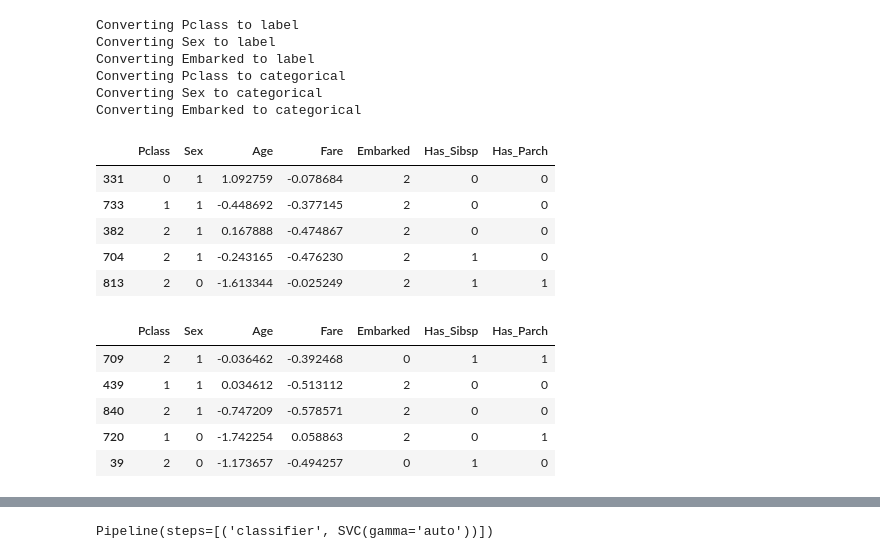
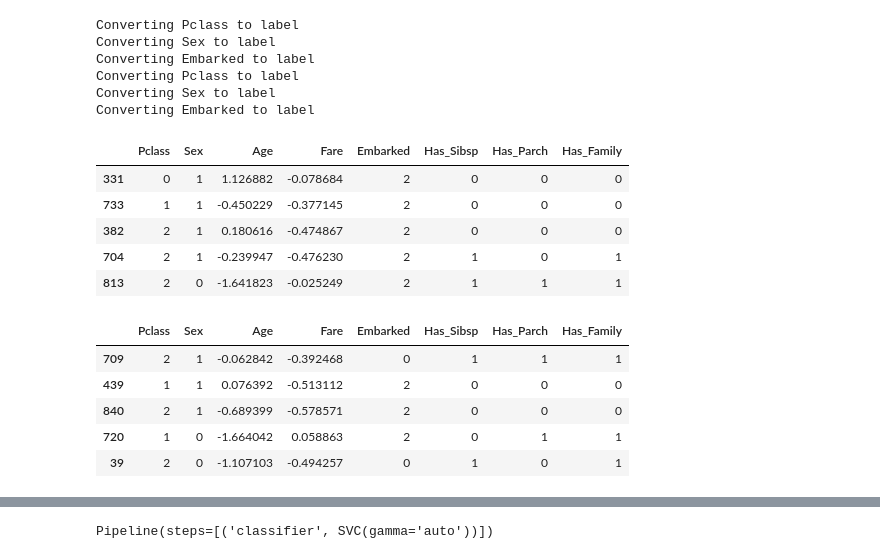
Before and after one commit to sersery35/kaggle-titanic, a Jupyter notebook: notebooks/svm.ipynb, the cells around one changed output, grey strips where cells are left out. Cells and saved outputs as stored; diff of their text form; code cells hidden in the pictures.

```diff
--- a/notebooks/svm.ipynb
+++ b/notebooks/svm.ipynb
@@ -22,43 +21,44 @@ input_features.remove('SibSp')
 input_features.remove('Name')
 input_features.remove('Survived')
 # %%
-
 X_train, y_train, X_val, y_val = preprocess_dataframe(
     train_df,
     input_features=input_features,
     drop_na=False,
     fill_na=True,
     enable_categorical=False,
+    drop_duplicates=True,
 )
+
 X_test = preprocess_dataframe(
     test_df,
     input_features=input_features,
     drop_na=False,
     fill_na=True,
-    enable_categorical=True,
+    enable_categorical=False,
     test_split=None
 )
 
 X_train.head(5)
 # %% [output]
 Converting Pclass to label
 Converting Sex to label
 Converting Embarked to label
-Converting Pclass to categorical
-Converting Sex to categorical
-Converting Embarked to categorical
+Converting Pclass to label
+Converting Sex to label
+Converting Embarked to label
-|  | Pclass | Sex | Age | Fare | Embarked | Has_Sibsp | Has_Parch |
-| 331 | 0 | 1 | 1.092759 | -0.078684 | 2 | 0 | 0 |
-| 733 | 1 | 1 | -0.448692 | -0.377145 | 2 | 0 | 0 |
-| 382 | 2 | 1 | 0.167888 | -0.474867 | 2 | 0 | 0 |
-| 704 | 2 | 1 | -0.243165 | -0.476230 | 2 | 1 | 0 |
-| 813 | 2 | 0 | -1.613344 | -0.025249 | 2 | 1 | 1 |
+|  | Pclass | Sex | Age | Fare | Embarked | Has_Sibsp | Has_Parch | Has_Family |
+| 331 | 0 | 1 | 1.126882 | -0.078684 | 2 | 0 | 0 | 0 |
+| 733 | 1 | 1 | -0.450229 | -0.377145 | 2 | 0 | 0 | 0 |
+| 382 | 2 | 1 | 0.180616 | -0.474867 | 2 | 0 | 0 | 0 |
+| 704 | 2 | 1 | -0.239947 | -0.476230 | 2 | 1 | 0 | 1 |
+| 813 | 2 | 0 | -1.641823 | -0.025249 | 2 | 1 | 1 | 1 |
 # %%
 X_val.head(5)
 # %% [output]
-|  | Pclass | Sex | Age | Fare | Embarked | Has_Sibsp | Has_Parch |
-| 709 | 2 | 1 | -0.036462 | -0.392468 | 0 | 1 | 1 |
-| 439 | 1 | 1 | 0.034612 | -0.513112 | 2 | 0 | 0 |
-| 840 | 2 | 1 | -0.747209 | -0.578571 | 2 | 0 | 0 |
-| 720 | 1 | 0 | -1.742254 | 0.058863 | 2 | 0 | 1 |
-| 39 | 2 | 0 | -1.173657 | -0.494257 | 0 | 1 | 0 |
+|  | Pclass | Sex | Age | Fare | Embarked | Has_Sibsp | Has_Parch | Has_Family |
+| 709 | 2 | 1 | -0.062842 | -0.392468 | 0 | 1 | 1 | 1 |
+| 439 | 1 | 1 | 0.076392 | -0.513112 | 2 | 0 | 0 | 0 |
+| 840 | 2 | 1 | -0.689399 | -0.578571 | 2 | 0 | 0 | 0 |
+| 720 | 1 | 0 | -1.664042 | 0.058863 | 2 | 0 | 1 | 1 |
+| 39 | 2 | 0 | -1.107103 | -0.494257 | 0 | 1 | 0 | 1 |
```
Also changed, not shown: parts of 10 cells of this notebook, 5 other files.
